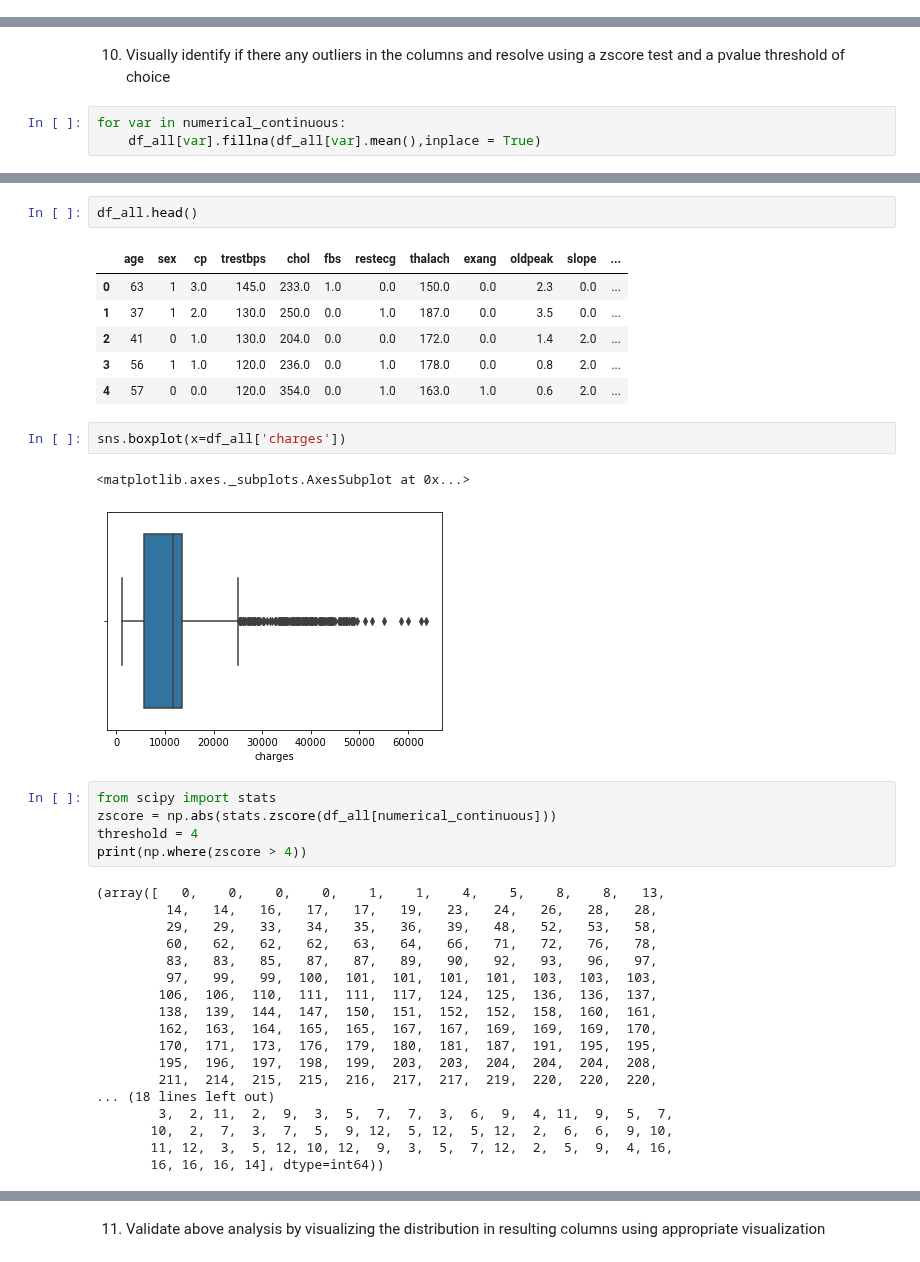
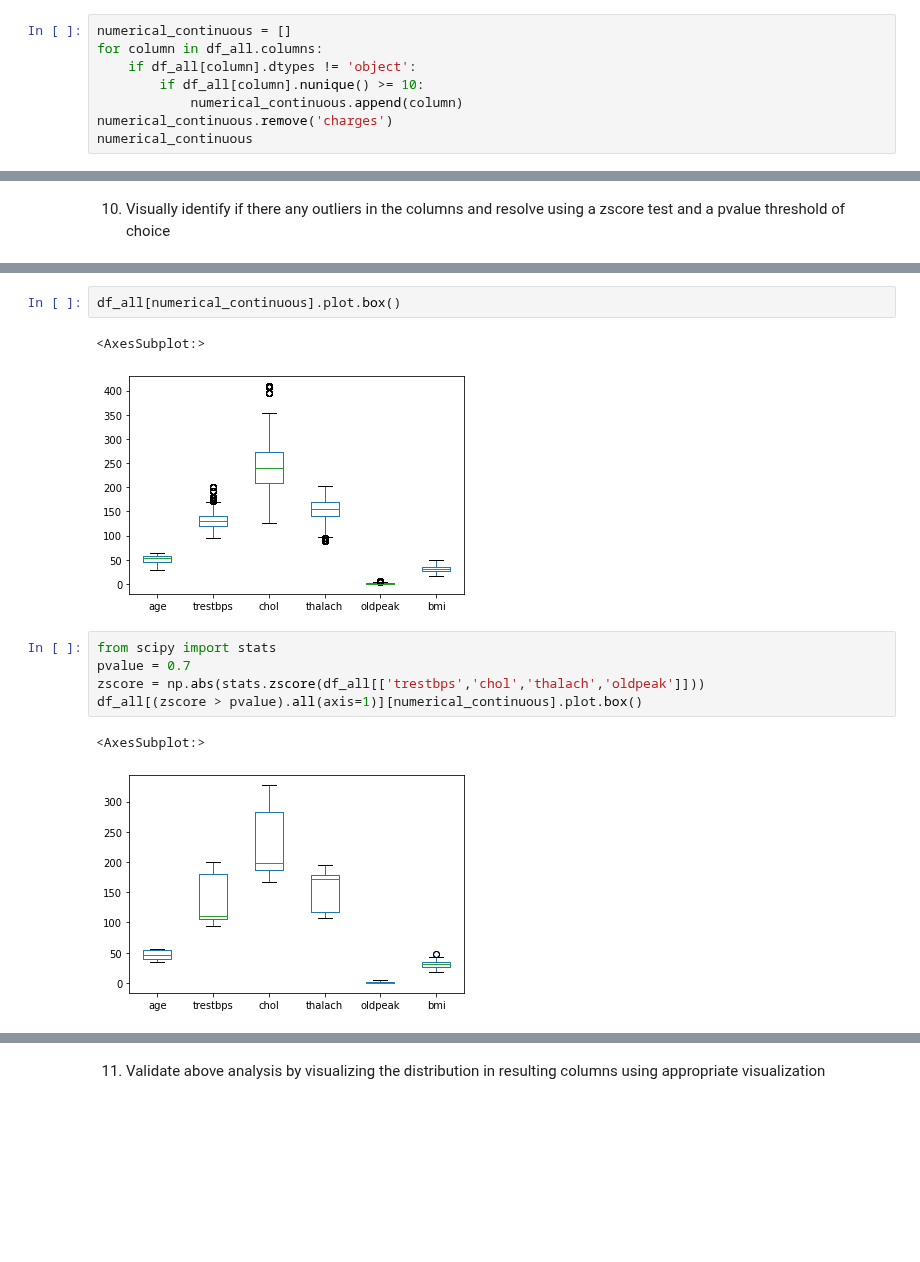
Before and after one commit to Samuel-Jakoyo/Assigment-7, a Jupyter notebook: Assignment 7.ipynb, the cells around one changed output, grey strips where cells are left out. Drawn from its saved outputs; the diff is of its cells as text; blank space fills up the shorter version.

```diff
--- a/Assignment 7.ipynb
+++ b/Assignment 7.ipynb
@@ -215,0 +221,8 @@ numerical_continuous
+# %%
+numerical_continuous = []
+for column in df_all.columns:
+    if df_all[column].dtypes != 'object':
+        if df_all[column].nunique() >= 10:
+            numerical_continuous.append(column)
+numerical_continuous.remove('charges')
+numerical_continuous
@@ -240,5 +243,2 @@ children  values:  [nan  0.  1.  3.  2.  5.  4.]
 # %% [markdown]
 10. Visually identify if there any outliers in the columns and resolve using a zscore test and a pvalue threshold of choice
-# %%
-for var in numerical_continuous:
-    df_all[var].fillna(df_all[var].mean(),inplace = True)
@@ -266,37 +245,13 @@ dtype: int64
-# %%
-df_all.head()
-# %% [output]
-|  | age | sex | cp | trestbps | chol | fbs | restecg | thalach | exang | oldpeak | slope | ... |
-| 0 | 63 | 1 | 3.0 | 145.0 | 233.0 | 1.0 | 0.0 | 150.0 | 0.0 | 2.3 | 0.0 | ... |
-| 1 | 37 | 1 | 2.0 | 130.0 | 250.0 | 0.0 | 1.0 | 187.0 | 0.0 | 3.5 | 0.0 | ... |
-| 2 | 41 | 0 | 1.0 | 130.0 | 204.0 | 0.0 | 0.0 | 172.0 | 0.0 | 1.4 | 2.0 | ... |
-| 3 | 56 | 1 | 1.0 | 120.0 | 236.0 | 0.0 | 1.0 | 178.0 | 0.0 | 0.8 | 2.0 | ... |
-| 4 | 57 | 0 | 0.0 | 120.0 | 354.0 | 0.0 | 1.0 | 163.0 | 1.0 | 0.6 | 2.0 | ... |
-# %%
-sns.boxplot(x=df_all['charges'])
-# %% [output]
-<matplotlib.axes._subplots.AxesSubplot at 0x...>
-[figure, removed]
+# %%
+df_all[numerical_continuous].plot.box()
+# %% [output]
+<AxesSubplot:>
+[figure, added]
 # %%
 from scipy import stats
-zscore = np.abs(stats.zscore(df_all[numerical_continuous]))
-threshold = 4
-print(np.where(zscore > 4))
+pvalue = 0.7
+zscore = np.abs(stats.zscore(df_all[['trestbps','chol','thalach','oldpeak']]))
+df_all[(zscore > pvalue).all(axis=1)][numerical_continuous].plot.box()
 # %% [output]
-(array([   0,    0,    0,    0,    1,    1,    4,    5,    8,    8,   13,
-         14,   14,   16,   17,   17,   19,   23,   24,   26,   28,   28,
-         29,   29,   33,   34,   35,   36,   39,   48,   52,   53,   58,
-         60,   62,   62,   62,   63,   64,   66,   71,   72,   76,   78,
-         83,   83,   85,   87,   87,   89,   90,   92,   93,   96,   97,
-         97,   99,   99,  100,  101,  101,  101,  101,  103,  103,  103,
-        106,  106,  110,  111,  111,  117,  124,  125,  136,  136,  137,
-        138,  139,  144,  147,  150,  151,  152,  152,  158,  160,  161,
-        162,  163,  164,  165,  165,  167,  167,  169,  169,  169,  170,
-        170,  171,  173,  176,  179,  180,  181,  187,  191,  195,  195,
-        195,  196,  197,  198,  199,  203,  203,  204,  204,  204,  208,
-        211,  214,  215,  215,  216,  217,  217,  219,  220,  220,  220,
-... (18 lines left out)
-        3,  2, 11,  2,  9,  3,  5,  7,  7,  3,  6,  9,  4, 11,  9,  5,  7,
-       10,  2,  7,  3,  7,  5,  9, 12,  5, 12,  5, 12,  2,  6,  6,  9, 10,
-       11, 12,  3,  5, 12, 10, 12,  9,  3,  5,  7, 12,  2,  5,  9,  4, 16,
-       16, 16, 16, 14], dtype=int64))
+<AxesSubplot:>
+[figure, added]
```
Also changed, not shown: parts of 64 cells of this notebook, 2 other files.
